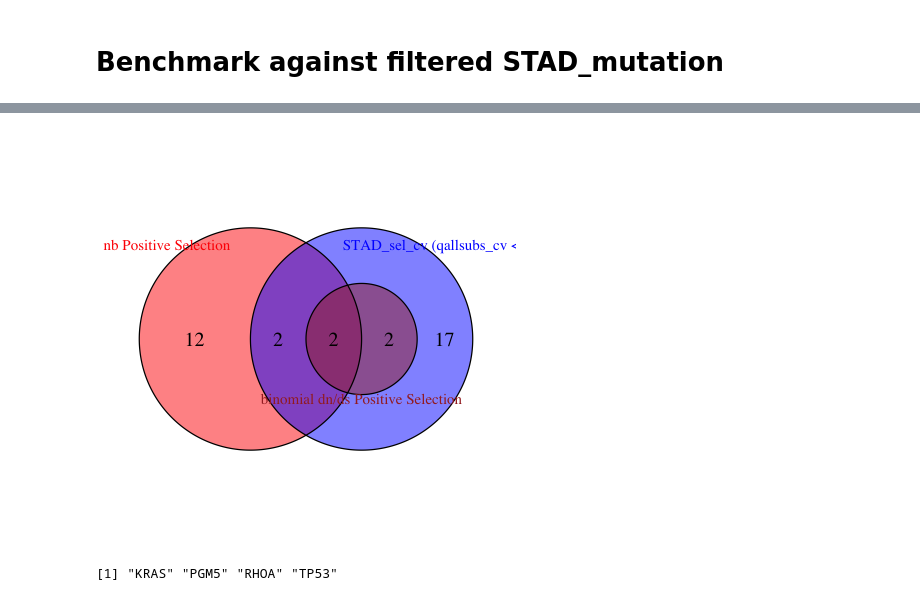
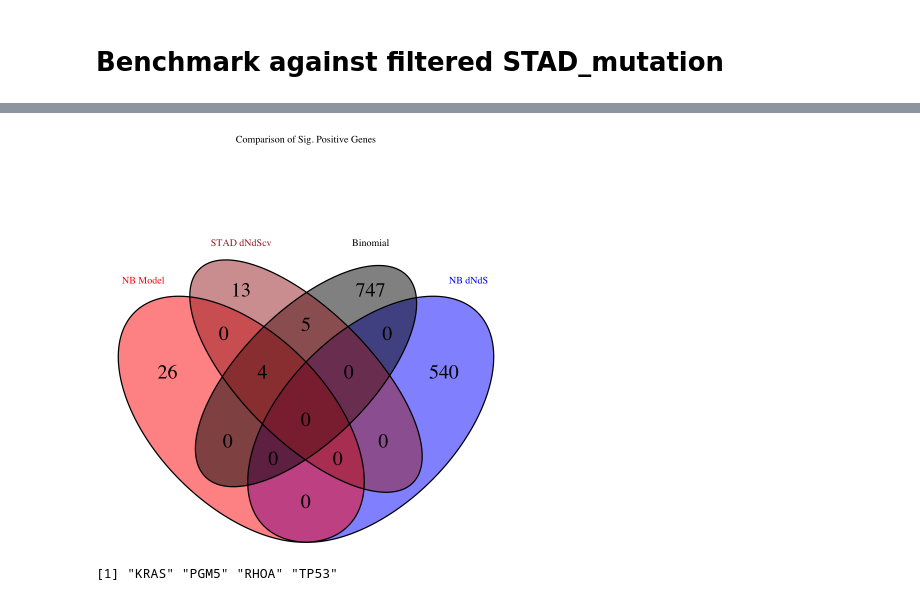
Before and after one commit to anl078/ECE204Repo, a Jupyter notebook: project2/Project2_R.ipynb, the cells around one changed output, grey strips where cells are left out. Cells and saved outputs as stored; diff of their text form; code cells hidden in the pictures.

Commit message:
Update with presentation plots

```diff
--- a/project2/Project2_R.ipynb
+++ b/project2/Project2_R.ipynb
@@ -568,0 +1146,13 @@ Genes under Positive Selection:
+# %%
+mutation_counts_filtered$adj_p_value_dN <- p.adjust(mutation_counts_filtered$p_value_dN, method = "bonferroni")
+# %%
+mutation_counts_filtered$predicted_dNdS = mutation_counts_filtered$expected_dN_predicted / mutation_counts_filtered$expected_syn_predicted
+# %%
+mutation_counts_filtered <- mutation_counts_filtered %>%
+  mutate(
+    dndscv_selection = case_when(
+      adj_p_value_dN < 0.05 & predicted_dNdS < dN_dS ~ "Positive",
+      adj_p_value_dN < 0.05 & predicted_dNdS > dN_dS ~ "Negative",
+      TRUE ~ "Neutral"
+    )
+  )
@@ -571,7 +1249,12 @@ Genes under Positive Selection:
 # %%
-expected_dN_dS <- median(mutation_counts_filtered$dN_dS)
+expected_dN_dS <- mean(mutation_counts_filtered$dN) / mean(mutation_counts_filtered$dS)
 mutation_counts_filtered$total_mutations <- mutation_counts_filtered$dN + mutation_counts_filtered$dS
-mutation_counts_filtered$expected_dN <- mutation_counts_filtered$total_mutations * (expected_dN_dS / (1 + expected_dN_dS))
+# mutation_counts_filtered$expected_dN <- mutation_counts_filtered$dS * expected_dN_dS
+# mutation_counts_filtered$adj_total_mutations <- mutation_counts_filtered$expected_dN + mutation_counts_filtered$dS
+
+mutation_counts_filtered$dN_frac <- mutation_counts_filtered$dN / (mutation_counts_filtered$dN + mutation_counts_filtered$dS)
+expected_dN_frac <- mean(mutation_counts_filtered$dN) / (mean(mutation_counts_filtered$dN) + mean(mutation_counts_filtered$dS))
+mutation_counts_filtered$expected_dN <- as.integer(mutation_counts_filtered$total_mutations * expected_dN_frac)
 
 mutation_counts_filtered$dnds_p_value <- mapply(function(dN, total, exp_dN) {
   if (total == 0) return(1)
@@ -716,39 +1347,46 @@ STAD_signif_genes = STAD_sel_cv[STAD_sel_cv$qallsubs_cv<0.05, c("gene_name","qal
 # %%
 nb_sig_genes <- mutation_counts_filtered %>%
   filter(selection_status == "Positive" & adj_p_value < 0.05) %>%
+  pull(Hugo_Symbol) %>%
+  unique()
+
+dndscv_positive_genes <- mutation_counts_filtered %>%
+  filter(dndscv_selection == "Positive" & adj_p_value_dN < 0.05) %>%
   pull(Hugo_Symbol) %>%
   unique()
 
 bi_dnds_positive_genes <- mutation_counts_filtered %>%
   filter(dnds_selection == "Positive" & dnds_adj_p_value < 0.05) %>%
   pull(Hugo_Symbol) %>%
   unique()
 
 dndscv_significant_genes <- STAD_sel_cv %>%
   filter(qallsubs_cv < 0.05) %>%
   pull(gene_name) %>%
   unique()
 
-fill_colors <- c("red", "blue", 'brown')
+fill_colors <- c("red", "blue", 'brown', 'black')
 
 venn_plot <- venn.diagram(
   x = list(
-    "nb Positive Selection" = nb_sig_genes,
-    "STAD_sel_cv (qallsubs_cv < 0.1)" = dndscv_significant_genes,
-    "binomial dn/ds Positive Selection" = bi_dnds_positive_genes
+    "NB Model" = nb_sig_genes,
+    "NB dNdS" = dndscv_positive_genes,
+    "STAD dNdScv" = dndscv_significant_genes,
+    "Binomial" = bi_dnds_positive_genes
   ),
   filename = NULL,
   fill = fill_colors,
+  main = "Comparison of Sig. Positive Genes",
   alpha = 0.5,
   label.col = "black",
   cex = 2,
-  cat.cex = 1.5,
+  cat.cex = 1,
   cat.col = fill_colors,
   margin = 0.1
 )
 grid.draw(venn_plot)
 # %% [output]
-[figure, old version]
+[figure, new version]
 # %%
 intersect(nb_sig_genes, dndscv_significant_genes)
 # %% [output]
```
Also changed, not shown: parts of 128 cells of this notebook, 2 other files.
